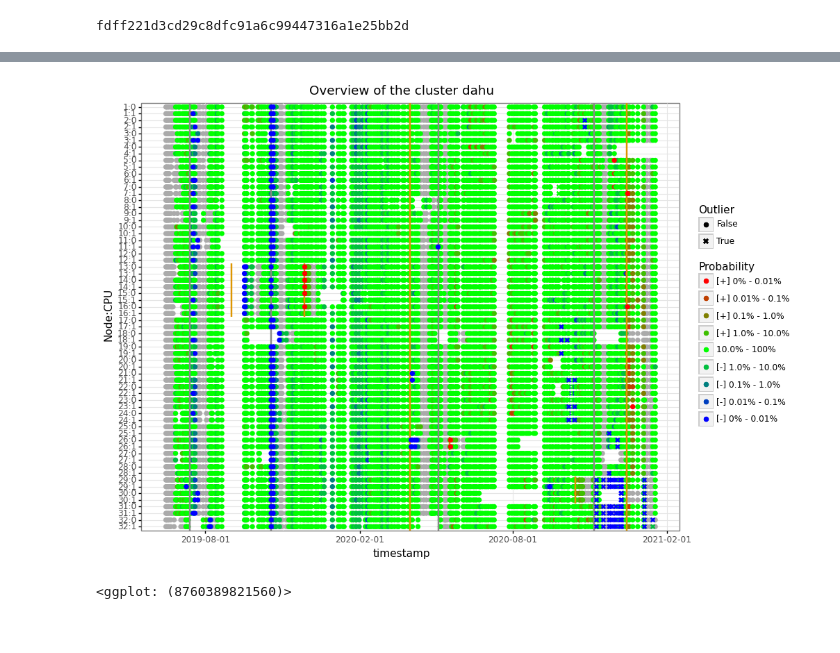
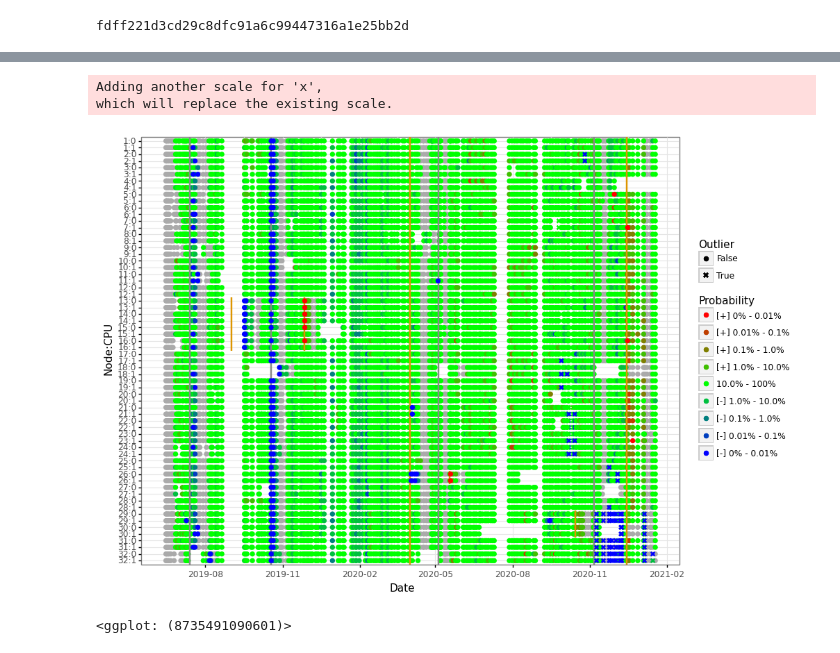
Before and after one commit to Ezibenroc/thesis, a Jupyter notebook: figures_ipynb/g5k_test.ipynb, the cells around one changed output, grey strips where cells are left out. Saved outputs shown, nothing was run; the diff lists cells and outputs as text; code cells hidden in the pictures.

Commit message:
Add the g5k_test figures in the thesis

```diff
--- a/figures_ipynb/g5k_test.ipynb
+++ b/figures_ipynb/g5k_test.ipynb
@@ -90,11 +91,21 @@ Wall time: 14.8 s
 # %%
+from mizani.breaks import date_breaks
+from mizani.formatters import date_format
+
 plotnine.options.figure_size = (10, 8)
-plot = nrt.plot_overview(marked, changelog, confidence=confidence, discretize=True)
-plot.save('../img/experiment/non_regression/implementation/overview.png', width=10, height=8, dpi=100)
+plot = (nrt.plot_overview(marked, changelog, confidence=confidence, discretize=True)
+    + theme(plot_title=element_blank())
+    + xlab('Date')
+    + scale_x_datetime(breaks=date_breaks('3 months'), labels=date_format('%Y-%m'))
+)
+
+plot.save('../img/experiment/non_regression/implementation/overview.pdf', width=10, height=8)
 plot
 # %% [output]
+Adding another scale for 'x',
+which will replace the existing scale.
-[figure, old version]
+[figure, new version]
-<ggplot: (8760389821560)>
+<ggplot: (8735491090601)>
 # %%
 tmp = marked[marked['node'].isin({14, 26})]
 tmp.interest_col = marked.interest_col
```
Also changed, not shown: parts of 8 cells of this notebook, 8 other files.
